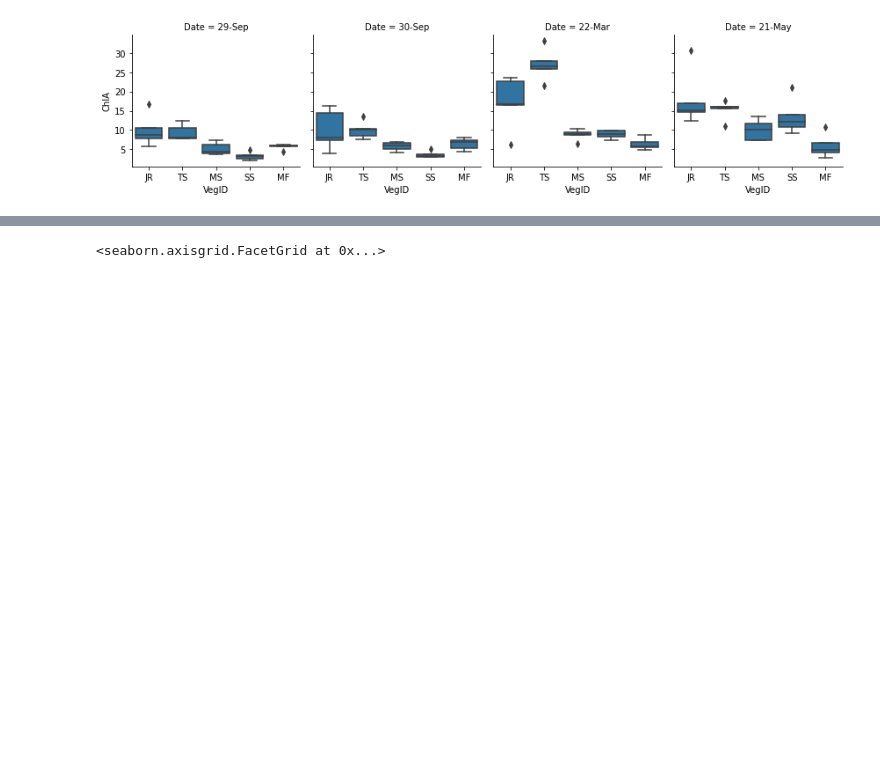
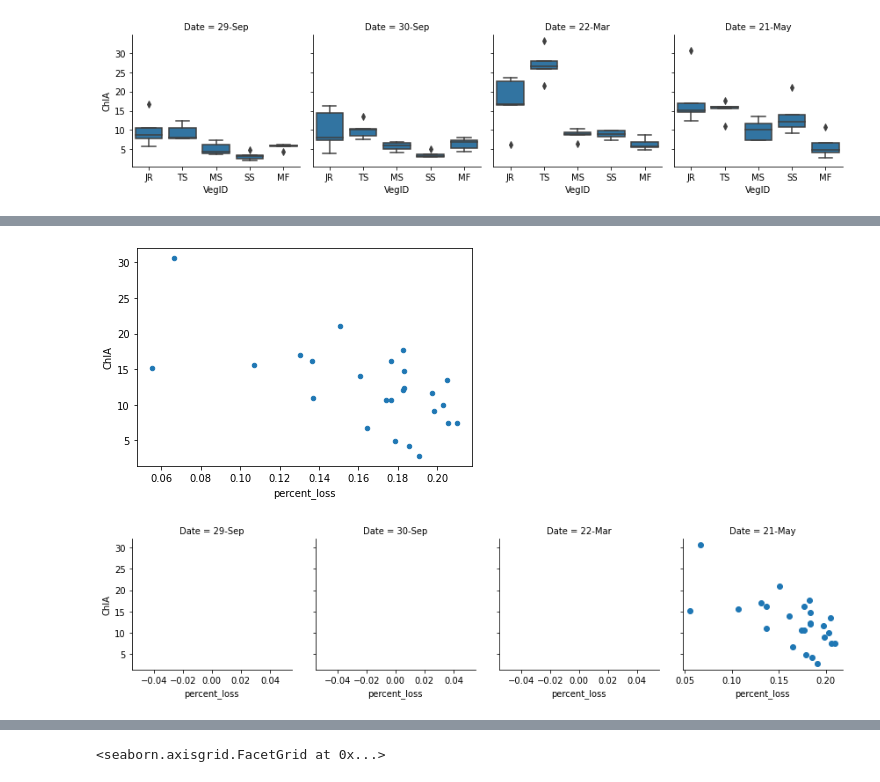
Before and after one commit to asajulien/PhD, a Jupyter notebook: Jupyter/Soil chlorophyll.ipynb, the cells around one changed output, grey strips where cells are left out. Cells and saved outputs as stored; diff of their text form; code cells hidden in the pictures; blank space fills up the shorter version.

```diff
--- a/Jupyter/Soil chlorophyll.ipynb
+++ b/Jupyter/Soil chlorophyll.ipynb
@@ -38,0 +54,9 @@ veg_plot.map(sns.boxplot, 'VegID', 'ChlA', order=["JR", "TS", "MS", "SS", "MF"])
+# %%
+loi_chl = df1.plot(kind = 'scatter', x = 'percent_loss', y = 'ChlA')
+#loi_chl
+
+g = sns.FacetGrid(df1, col="Date", sharex=False)
+g = g.map(plt.scatter, 'percent_loss', 'ChlA')
+# %% [output]
+[figure, added]
+[figure, added]
```
Also changed, not shown: parts of 12 cells of this notebook, 1 other file.
